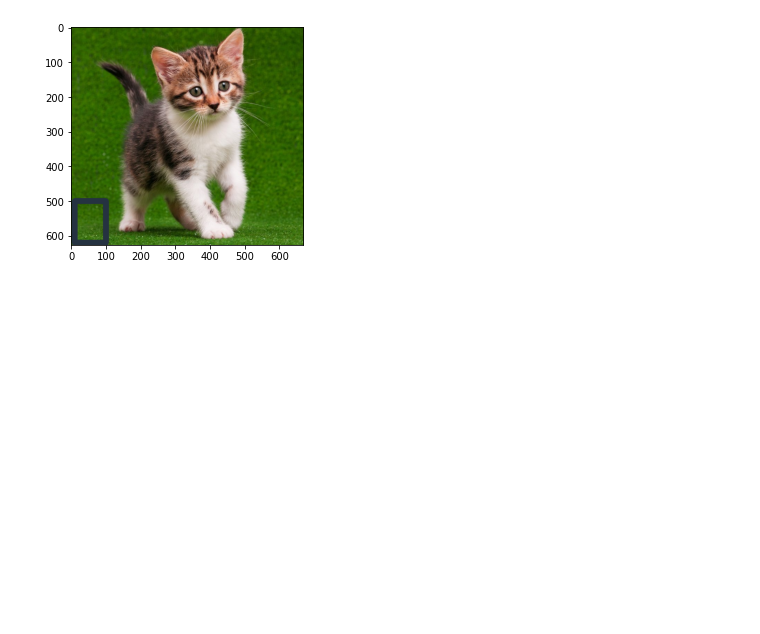
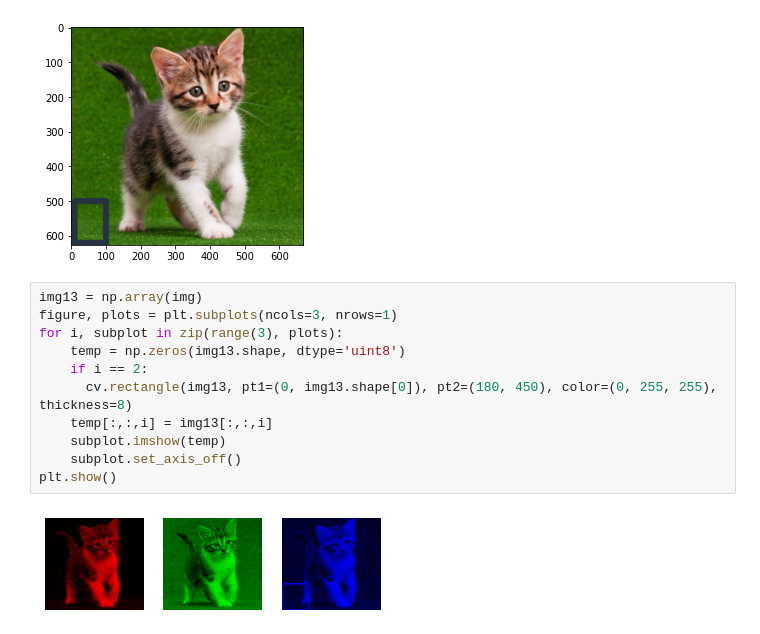
Before and after one commit to MuhammadDhiyaul/PCVK_Genap_2022, a Jupyter notebook: Week2.ipynb, the cells around one changed output. Saved outputs shown, nothing was run; the diff lists cells and outputs as text; blank space fills up the shorter version.

```diff
--- a/Week2.ipynb
+++ b/Week2.ipynb
@@ -301,3 +301,16 @@ plt.imshow(img2)
 # %% [output]
 <matplotlib.image.AxesImage at 0x...>
 [figure]
+# %%
+img13 = np.array(img)
+figure, plots = plt.subplots(ncols=3, nrows=1)
+for i, subplot in zip(range(3), plots):
+    temp = np.zeros(img13.shape, dtype='uint8')
+    if i == 2:
+      cv.rectangle(img13, pt1=(0, img13.shape[0]), pt2=(180, 450), color=(0, 255, 255), thickness=8)
+    temp[:,:,i] = img13[:,:,i]
+    subplot.imshow(temp)
+    subplot.set_axis_off()
+plt.show()
+# %% [output]
+[figure, added]
```
Also changed, not shown: parts of 1 cell of this notebook.
